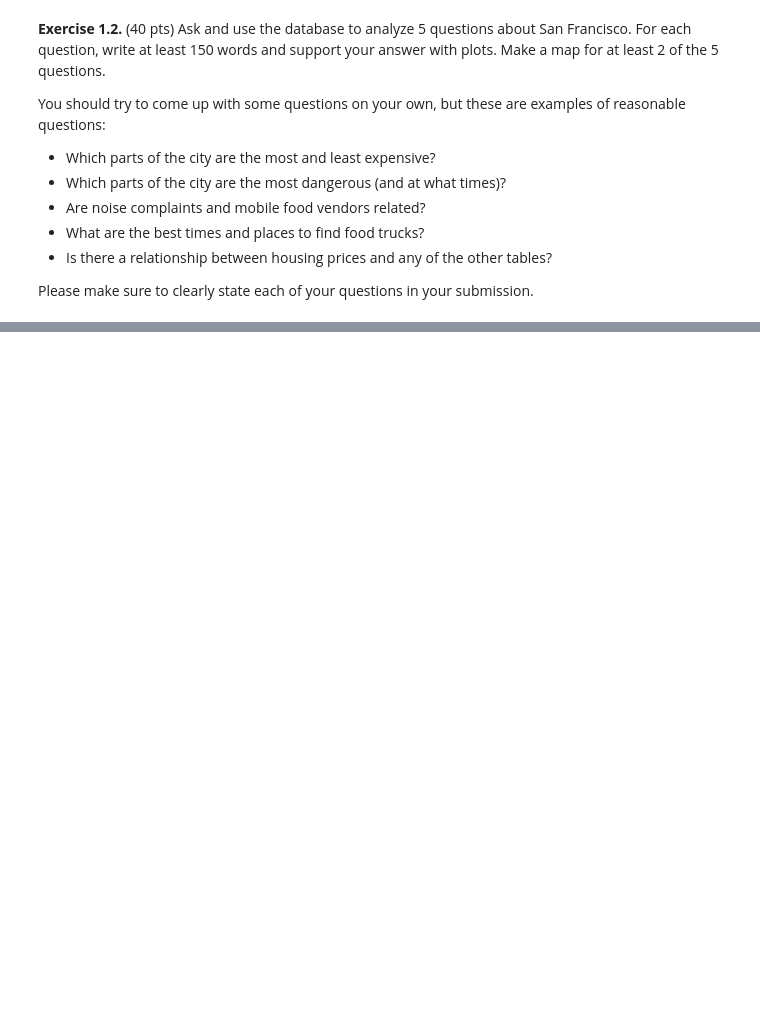
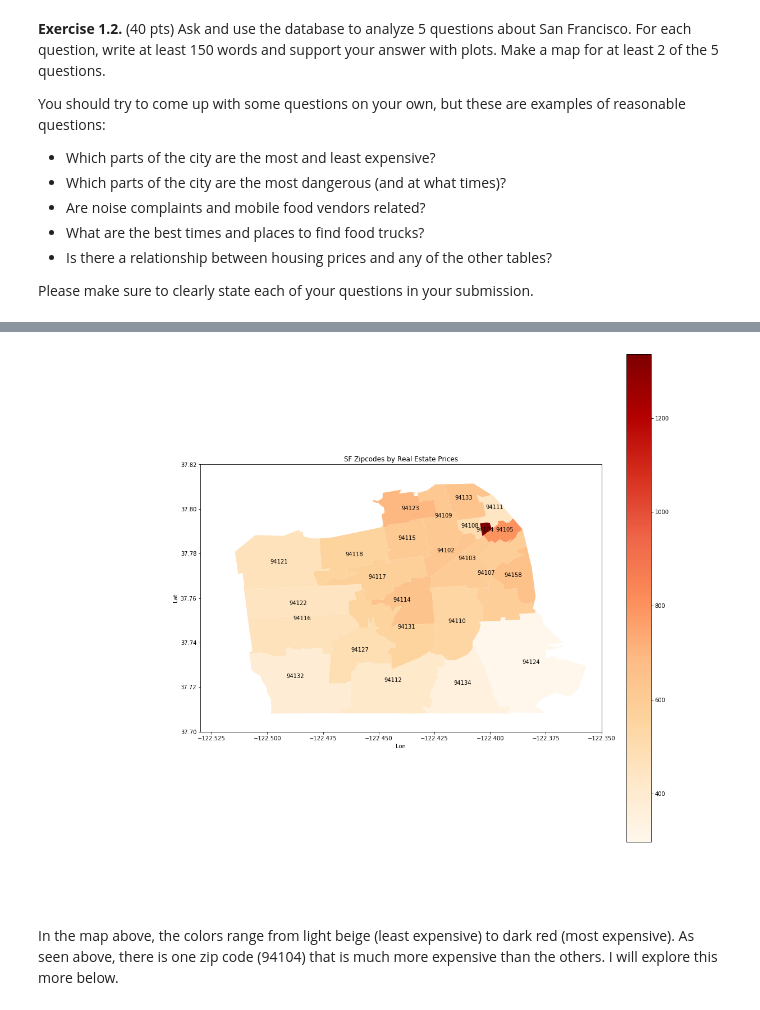
Before and after one commit to mimibohr/sta141b-hw5, a Jupyter notebook: hw5.ipynb, the cells around one changed output, grey strips where cells are left out. Cells and saved outputs as stored; diff of their text form; code cells hidden in the pictures; blank space fills up the shorter version.

```diff
--- a/hw5.ipynb
+++ b/hw5.ipynb
@@ -58,0 +178,13 @@ Please make sure to clearly state each of your questions in your submission.
+# %%
+# use only region name and geometry columns
+zips = zips[['RegionName', 'geometry']].reset_index(drop = True)
+# %%
+# sort by zip code
+zillow = zillow.reset_index(drop = True).sort_values(by = 'RegionName')
+# %%
+# get mean of 'MedianSoldPricePerSqft' for each zip code (across all dates)
+MedianSoldPricePerSqft_AllHomes = zillow.groupby('RegionName', as_index = False).agg({'MedianSoldPricePerSqft_AllHomes': 'mean'})['MedianSoldPricePerSqft_AllHomes']
+# %%
+# new column in zips for above calculated values
+zips['MedianSoldPricePerSqft_AllHomes'] = MedianSoldPricePerSqft_AllHomes
+zips.head()
@@ -58,0 +198,20 @@ Please make sure to clearly state each of your questions in your submission.
+# %%
+# plot zipcodes with the color indicating the "MedianSoldPricePerSqft_AllHomes"
+ax = zips.plot(column = 'MedianSoldPricePerSqft_AllHomes', cmap = 'OrRd', figsize = (16,16), legend = True)
+ax.set_ylim([37.70, 37.82])
+ax.set_xlim([-122.53, -122.35])
+ax.set(title = "SF Zipcodes by Real Estate Prices", xlabel = "Lon", ylabel = "Lat")
+
+# add labels
+def add_label(row):
+    coords = row.geometry.representative_point().coords[0]
+    ax.annotate(row["RegionName"], xy = coords, horizontalalignment = "center")
+
+# Call add_label() on each row to label zipcodes
+zips.apply(add_label, axis = 1)
+
+plt.show()
+# %% [output]
+[figure, added]
+# %% [markdown]
+In the map above, the colors range from light beige (least expensive) to dark red (most expensive). As seen above, there is one zip code (94104) that is much more expensive than the others. I will explore this more below.
```
Also changed, not shown: parts of 83 cells of this notebook.
